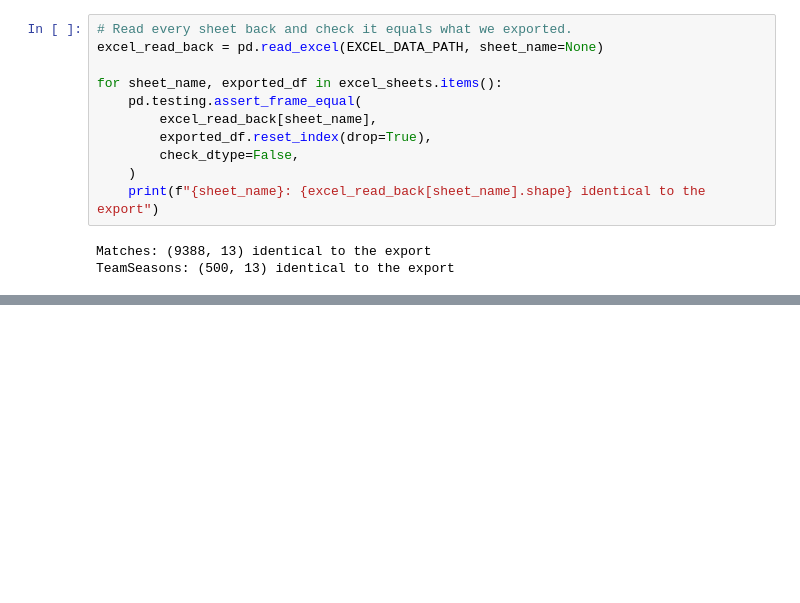
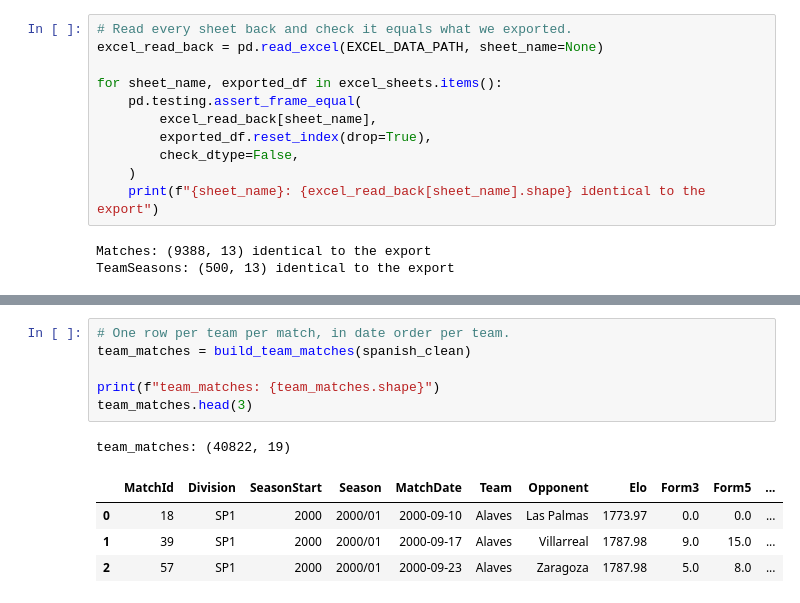
Before and after one commit to idoberk/laliga-match-prediction, a Jupyter notebook: notebooks/laliga_match_prediction.ipynb, the cells around one changed output, grey strips where cells are left out. Drawn from its saved outputs; the diff is of its cells as text; blank space fills up the shorter version.

```diff
--- a/notebooks/laliga_match_prediction.ipynb
+++ b/notebooks/laliga_match_prediction.ipynb
@@ -1029,0 +1037,12 @@ TeamSeasons: (500, 13) identical to the export
+# %%
+# One row per team per match, in date order per team.
+team_matches = build_team_matches(spanish_clean)
+
+print(f"team_matches: {team_matches.shape}")
+team_matches.head(3)
+# %% [output]
+team_matches: (40822, 19)
+|  | MatchId | Division | SeasonStart | Season | MatchDate | Team | Opponent | Elo | Form3 | Form5 | ... |
+| 0 | 18 | SP1 | 2000 | 2000/01 | 2000-09-10 | Alaves | Las Palmas | 1773.97 | 0.0 | 0.0 | ... |
+| 1 | 39 | SP1 | 2000 | 2000/01 | 2000-09-17 | Alaves | Villarreal | 1787.98 | 9.0 | 15.0 | ... |
+| 2 | 57 | SP1 | 2000 | 2000/01 | 2000-09-23 | Alaves | Zaragoza | 1787.98 | 5.0 | 8.0 | ... |
```
Also changed, not shown: parts of 6 cells of this notebook, 1 other file.
